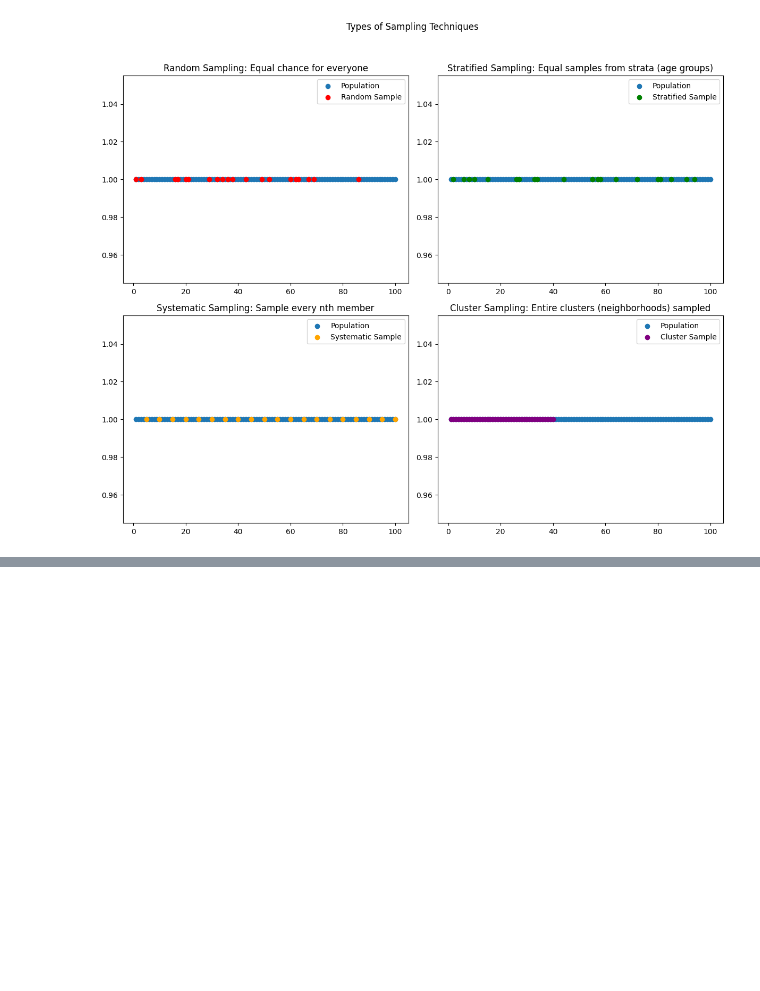
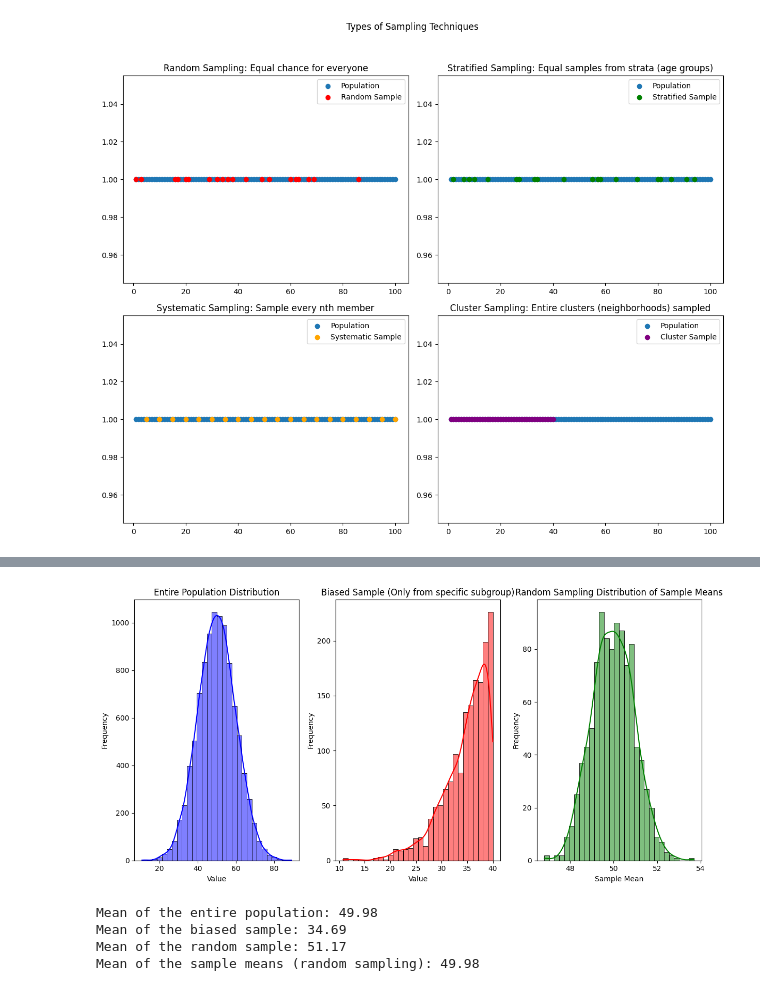
Before and after one commit to MehrdadJalali-AI/Statistics-and-Machine-Learning, a Jupyter notebook: C1_Statistics.ipynb, the cells around one changed output, grey strips where cells are left out. Cells and saved outputs as stored; diff of their text form; code cells hidden in the pictures; blank space fills up the shorter version.

```diff
--- a/C1_Statistics.ipynb
+++ b/C1_Statistics.ipynb
@@ -746,0 +789,65 @@ plt.show()
+# %%
+import numpy as np
+import matplotlib.pyplot as plt
+import seaborn as sns
+
+# Set random seed for reproducibility
+np.random.seed(42)
+
+# Simulating the population: A normally distributed population with a skewed subgroup
+population_size = 10000
+population = np.random.normal(loc=50, scale=10, size=population_size)
+
+# Simulate a biased sample by only selecting from a specific range (e.g., lower-income or older demographic)
+biased_sample_size = 100
+biased_population = population[population < 40]  # Biased towards individuals with a mean below 40
+
+# Simulate a random sample from the population
+random_sample_size = 100
+random_sample = np.random.choice(population, random_sample_size, replace=False)
+
+# Take a large number of samples for random sampling to illustrate the sampling distribution
+num_samples = 1000
+sample_means = []
+
+for _ in range(num_samples):
+    sample = np.random.choice(population, random_sample_size, replace=False)
+    sample_means.append(np.mean(sample))
+
+# Plot the population distribution
+plt.figure(figsize=(12, 6))
+
+plt.subplot(1, 3, 1)
+sns.histplot(population, kde=True, bins=30, color='blue')
+plt.title("Entire Population Distribution")
+plt.xlabel("Value")
+plt.ylabel("Frequency")
+
+# Plot the biased sample
+plt.subplot(1, 3, 2)
+sns.histplot(biased_population, kde=True, bins=30, color='red')
+plt.title("Biased Sample (Only from specific subgroup)")
+plt.xlabel("Value")
+plt.ylabel("Frequency")
+
+# Plot the random sample means distribution
+plt.subplot(1, 3, 3)
+sns.histplot(sample_means, kde=True, bins=30, color='green')
+plt.title("Random Sampling Distribution of Sample Means")
+plt.xlabel("Sample Mean")
+plt.ylabel("Frequency")
+
+plt.tight_layout()
+plt.show()
+
+# Print out the means to compare the effects of bias
+print(f"Mean of the entire population: {np.mean(population):.2f}")
+print(f"Mean of the biased sample: {np.mean(biased_population):.2f}")
+print(f"Mean of the random sample: {np.mean(random_sample):.2f}")
+print(f"Mean of the sample means (random sampling): {np.mean(sample_means):.2f}")
+# %% [output]
+[figure, added]
+Mean of the entire population: 49.98
+Mean of the biased sample: 34.69
+Mean of the random sample: 51.17
+Mean of the sample means (random sampling): 49.98
```
Also changed, not shown: parts of 8 cells of this notebook.
